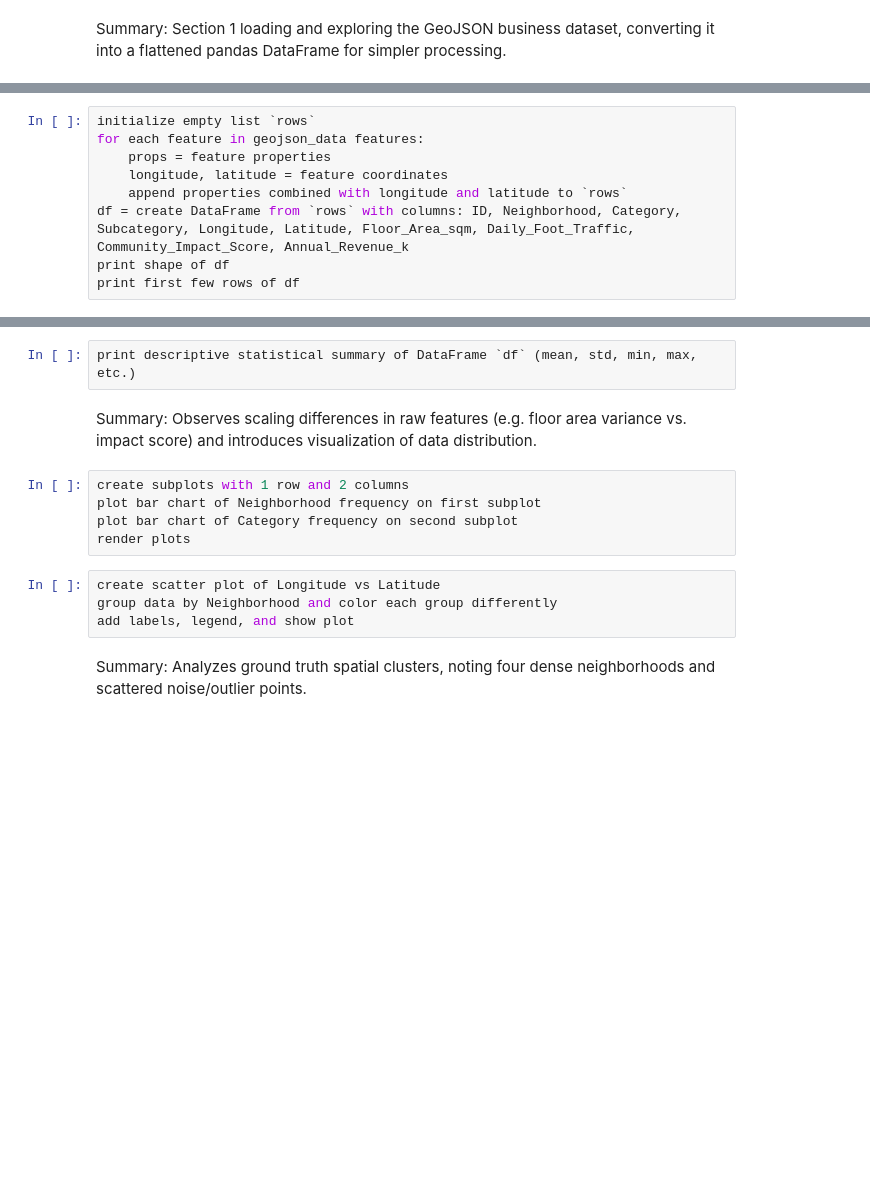
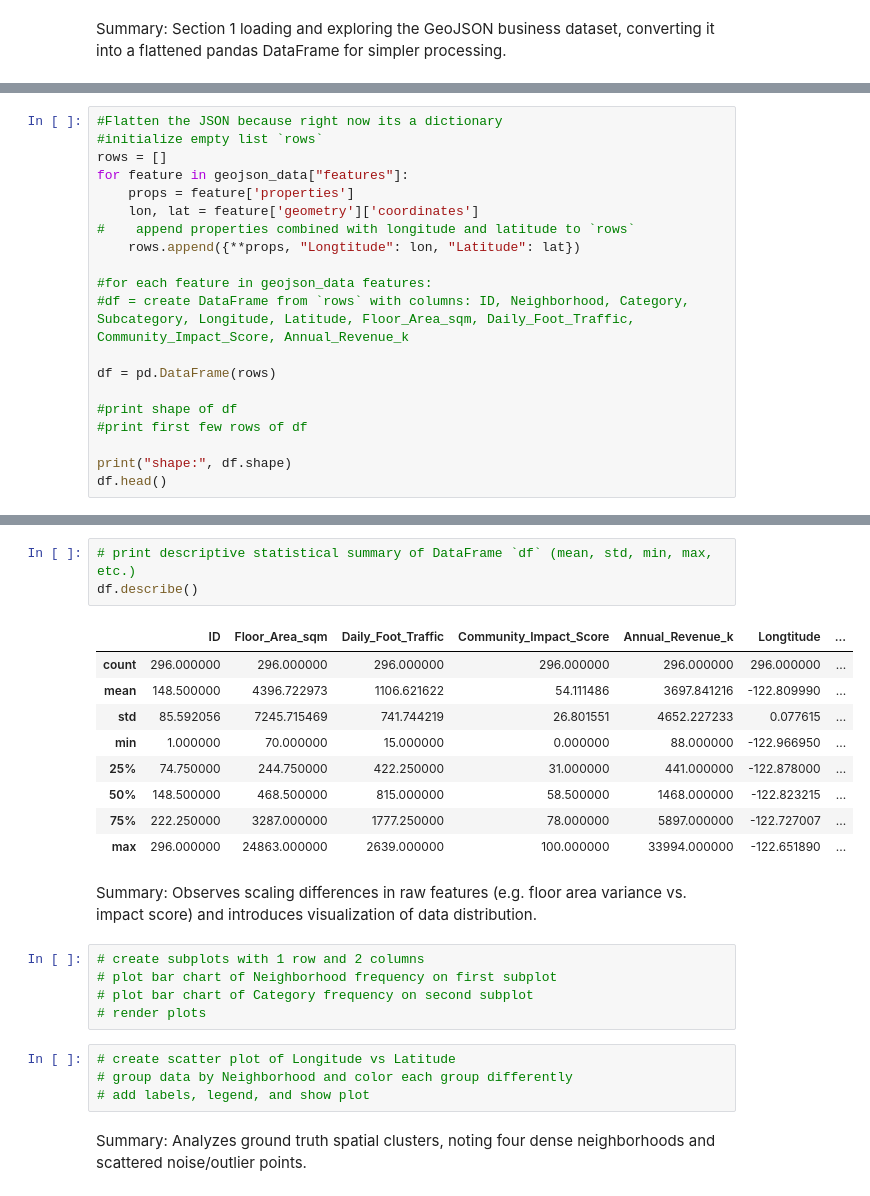
Before and after one commit to cda79/461-lab01-introduction, a Jupyter notebook: LabTask05/lab05-new.ipynb, the cells around one changed output, grey strips where cells are left out. Saved outputs shown, nothing was run; the diff lists cells and outputs as text; blank space fills up the shorter version.

```diff
--- a/LabTask05/lab05-new.ipynb
+++ b/LabTask05/lab05-new.ipynb
@@ -46,9 +65,20 @@ print(json.dumps(geojson_data['features'][0], indent=2))
 # %%
-initialize empty list `rows`
-for each feature in geojson_data features:
-    props = feature properties
-    longitude, latitude = feature coordinates
-    append properties combined with longitude and latitude to `rows`
-df = create DataFrame from `rows` with columns: ID, Neighborhood, Category, Subcategory, Longitude, Latitude, Floor_Area_sqm, Daily_Foot_Traffic, Community_Impact_Score, Annual_Revenue_k
-print shape of df
-print first few rows of df
+#Flatten the JSON because right now its a dictionary
+#initialize empty list `rows`
+rows = []
+for feature in geojson_data["features"]:
+    props = feature['properties']
+    lon, lat = feature['geometry']['coordinates']
+#    append properties combined with longitude and latitude to `rows`
+    rows.append({**props, "Longtitude": lon, "Latitude": lat})
+
+#for each feature in geojson_data features:
+#df = create DataFrame from `rows` with columns: ID, Neighborhood, Category, Subcategory, Longitude, Latitude, Floor_Area_sqm, Daily_Foot_Traffic, Community_Impact_Score, Annual_Revenue_k
+
+df = pd.DataFrame(rows)
+
+#print shape of df
+#print first few rows of df
+
+print("shape:", df.shape)
+df.head()
@@ -57,16 +114,27 @@ print detailed structural information about DataFrame `df` (dtypes, memory, non-
 # %%
-print descriptive statistical summary of DataFrame `df` (mean, std, min, max, etc.)
+# print descriptive statistical summary of DataFrame `df` (mean, std, min, max, etc.)
+df.describe()
+# %% [output]
+|  | ID | Floor_Area_sqm | Daily_Foot_Traffic | Community_Impact_Score | Annual_Revenue_k | Longtitude | ... |
+| count | 296.000000 | 296.000000 | 296.000000 | 296.000000 | 296.000000 | 296.000000 | ... |
+| mean | 148.500000 | 4396.722973 | 1106.621622 | 54.111486 | 3697.841216 | -122.809990 | ... |
+| std | 85.592056 | 7245.715469 | 741.744219 | 26.801551 | 4652.227233 | 0.077615 | ... |
+| min | 1.000000 | 70.000000 | 15.000000 | 0.000000 | 88.000000 | -122.966950 | ... |
+| 25% | 74.750000 | 244.750000 | 422.250000 | 31.000000 | 441.000000 | -122.878000 | ... |
+| 50% | 148.500000 | 468.500000 | 815.000000 | 58.500000 | 1468.000000 | -122.823215 | ... |
+| 75% | 222.250000 | 3287.000000 | 1777.250000 | 78.000000 | 5897.000000 | -122.727007 | ... |
+| max | 296.000000 | 24863.000000 | 2639.000000 | 100.000000 | 33994.000000 | -122.651890 | ... |
 # %% [markdown]
 Summary: Observes scaling differences in raw features (e.g. floor area variance vs. impact score) and introduces visualization of data distribution.
 # %%
-create subplots with 1 row and 2 columns
-plot bar chart of Neighborhood frequency on first subplot
-plot bar chart of Category frequency on second subplot
-render plots
+# create subplots with 1 row and 2 columns
+# plot bar chart of Neighborhood frequency on first subplot
+# plot bar chart of Category frequency on second subplot
+# render plots
 # %%
-create scatter plot of Longitude vs Latitude
-group data by Neighborhood and color each group differently
-add labels, legend, and show plot
+# create scatter plot of Longitude vs Latitude
+# group data by Neighborhood and color each group differently
+# add labels, legend, and show plot
 # %% [markdown]
 Summary: Analyzes ground truth spatial clusters, noting four dense neighborhoods and scattered noise/outlier points.
 # %% [markdown]
```
Also changed, not shown: parts of 3 cells of this notebook.
